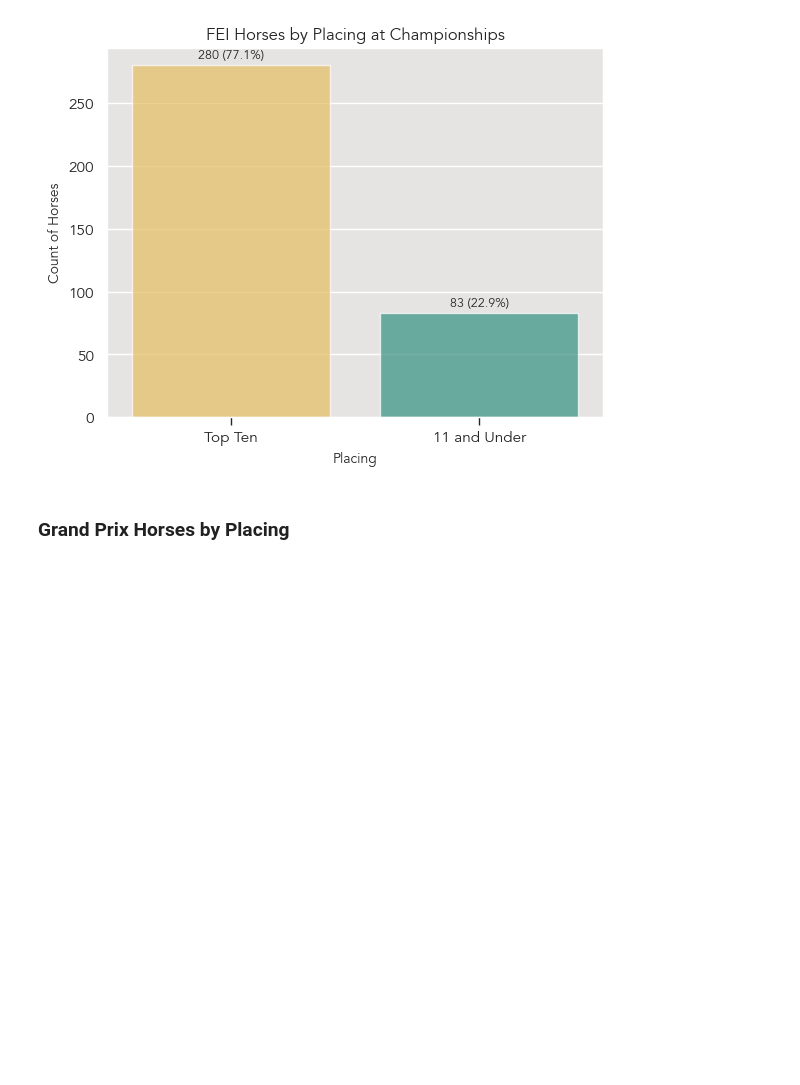
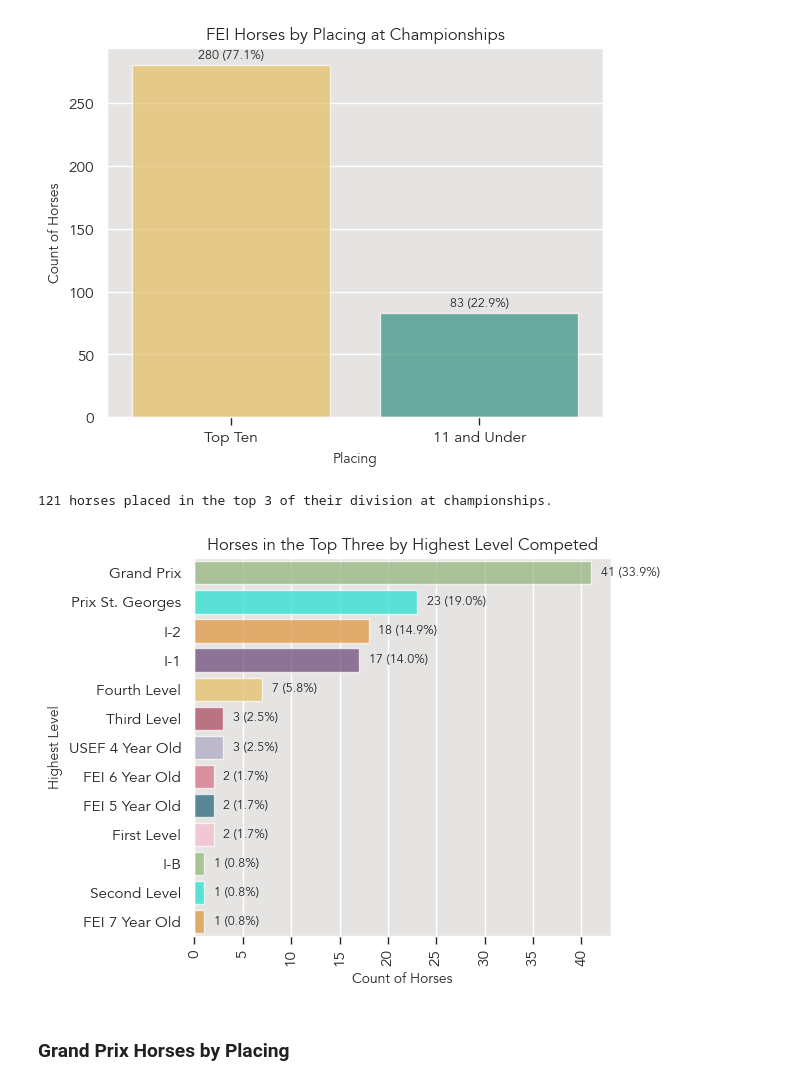
Before and after one commit to siobyrne/young-dressage-horse-program-analysis, a Jupyter notebook: younghorse.ipynb, the cells around one changed output. Saved outputs shown, nothing was run; the diff lists cells and outputs as text; code cells hidden in the pictures; blank space fills up the shorter version.

```diff
--- a/younghorse.ipynb
+++ b/younghorse.ipynb
@@ -521,6 +521,57 @@ plt.savefig('images/top-ten-vs-bottom-ten.png')
 plt.show()
 # %% [output]
 [figure]
+# %%
+# get the number of horses that placed in the top 3 of their division at the championships
+
+# top placing variable for places 1-3
+top_3 = [1,2,3]
+
+# get FEI horses placing in the top three
+top_three = championship_df[(championship_df['OverallPlacing'].isin(top_3))
+                          & (championship_df['Year'] <= 2019) &
+                             (championship_df['Division'].str.contains('USEF4|FEI5|FEI6'))]
+
+# drop duplicates by USDF number
+top_three = top_three.drop_duplicates(subset='USDFNumber')
+
+# count the horses that placed in the top ten
+top_three_count = top_three['USDFNumber'].count()
+
+# print to console
+print(f"{top_three_count} horses placed in the top 3 of their division at championships.")
+# %% [output]
+121 horses placed in the top 3 of their division at championships.
+# %%
+# create countplot of horses placing in the top five by highest level competed
+
+# set options for countplot
+ax = sns.countplot(
+   y = 'HighestLevel',
+   data = top_three,
+   palette = color_palette_10,
+   alpha = 0.7,
+   order = top_three['HighestLevel'].value_counts().index
+)
+
+# add annotation for count and percentage of each level
+for p in ax.patches:
+    ax.annotate("{:0,.0f} ({:,.1f}%)".format(p.get_width(), p.get_width()*100/top_three_count), (p.get_x() + p.get_width() + 1, p.get_y() + .4), ha = 'left', va = 'center', fontsize=9)
+
+# set title, xlabel, and ylabel
+plt.title('Horses in the Top Three by Highest Level Competed')
+plt.xlabel('Count of Horses')
+plt.ylabel('Highest Level')
+
+# rotate xticks
+plt.xticks(rotation=90)
+
+# save and show figure
+plt.tight_layout()
+#plt.savefig('images/fei-top-ten-by-level.png')
+plt.show()
+# %% [output]
+[figure, added]
 # %% [markdown]
 ### Grand Prix Horses by Placing
 # %%
```
Also changed, not shown: parts of 5 cells of this notebook, 3 other files.
